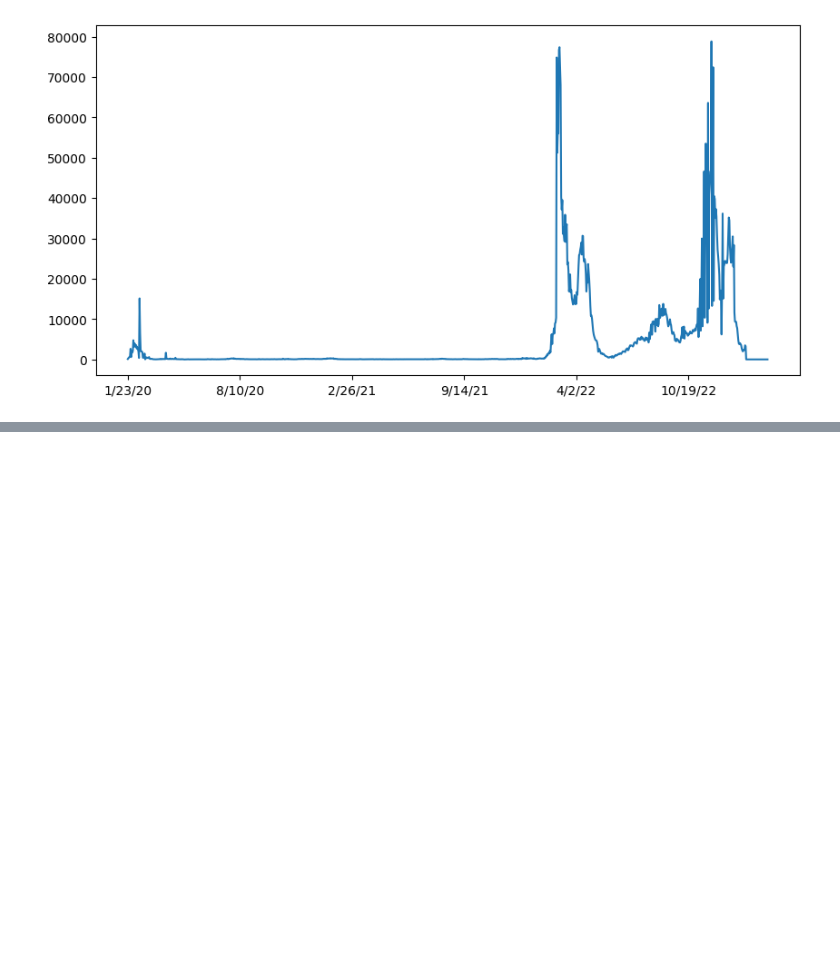
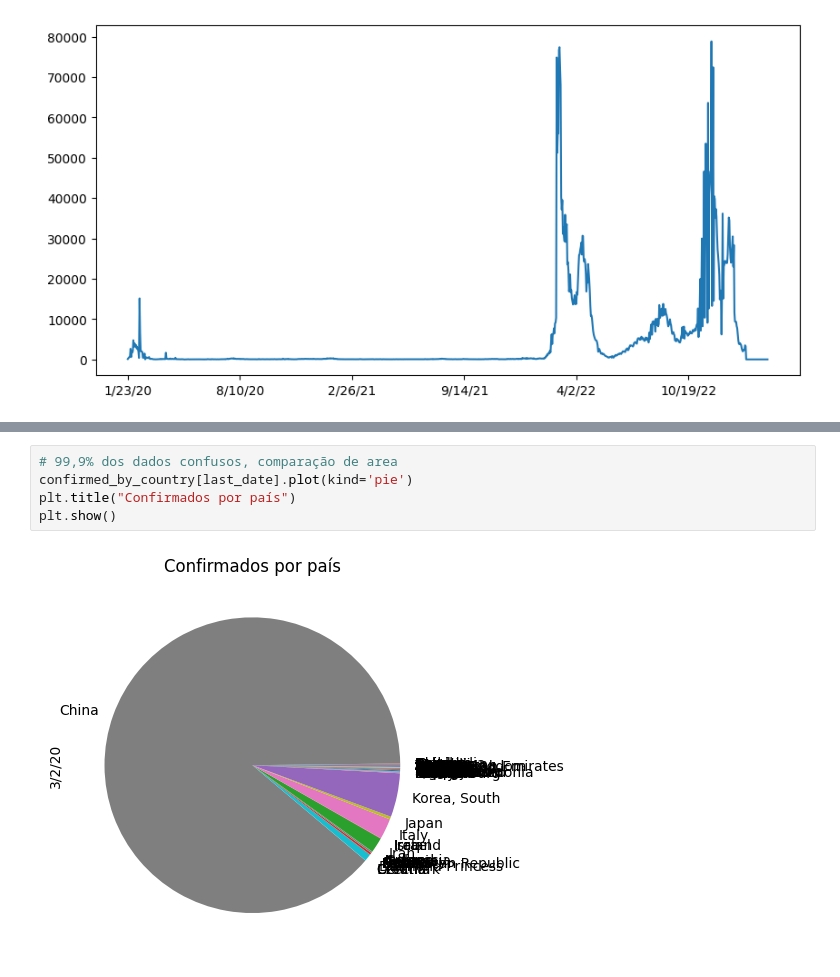
Before and after one commit to renatamontanhana/Analise_de_Dados_Saude_1, a Jupyter notebook: Data_Science_e_Saude.ipynb, the cells around one changed output, grey strips where cells are left out. Saved outputs shown, nothing was run; the diff lists cells and outputs as text; blank space fills up the shorter version.

```diff
--- a/Data_Science_e_Saude.ipynb
+++ b/Data_Science_e_Saude.ipynb
@@ -273,0 +282,7 @@ new_cases_mainland_china.plot()
+# %%
+# 99,9% dos dados confusos, comparação de area
+confirmed_by_country[last_date].plot(kind='pie')
+plt.title("Confirmados por país")
+plt.show()
+# %% [output]
+[figure, added]
```
Also changed, not shown: parts of 14 cells of this notebook.
